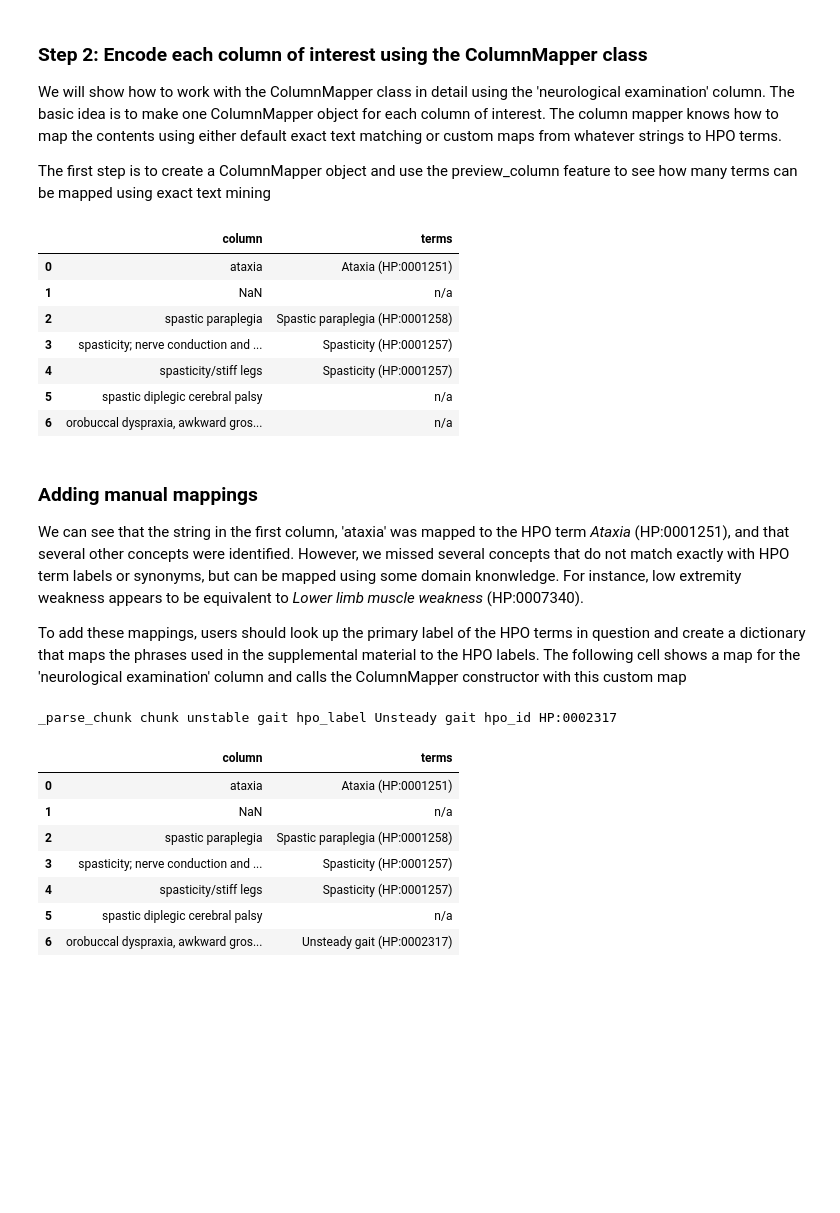
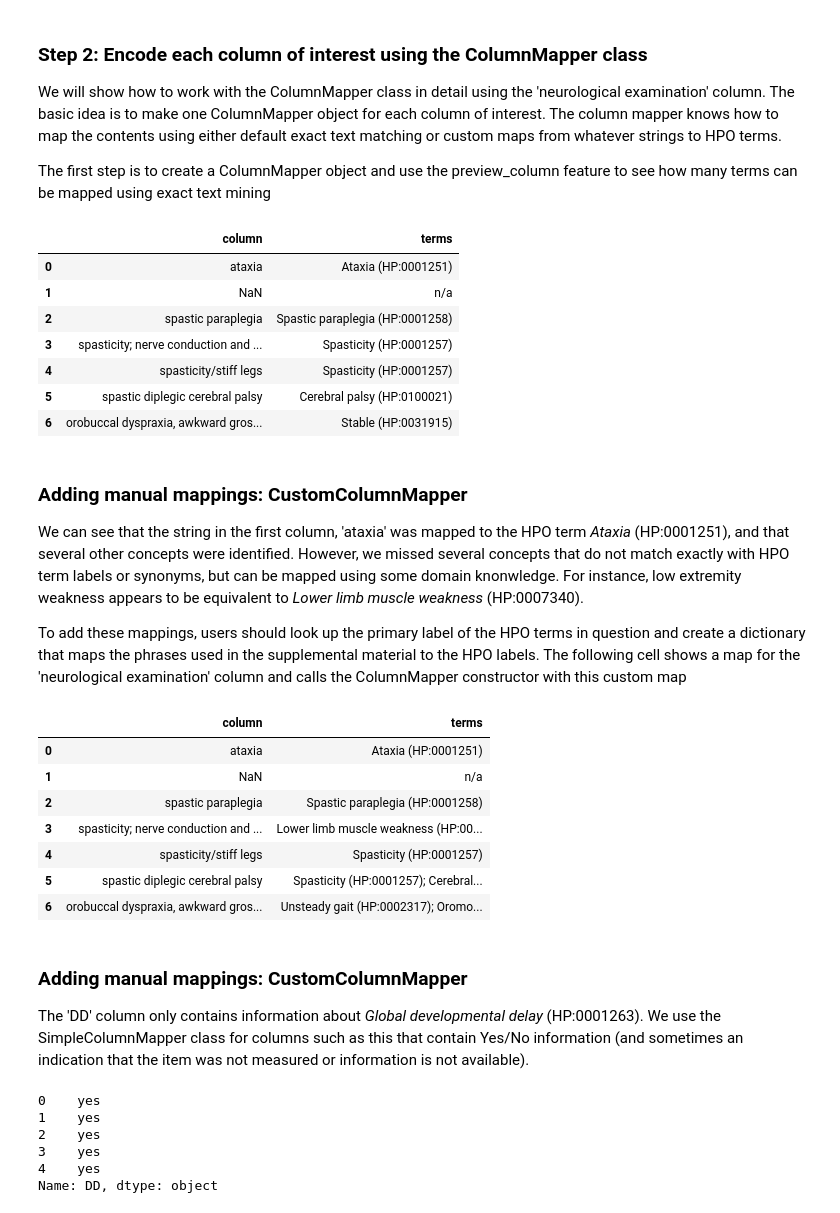
Before and after one commit to monarch-initiative/pyphetools, a Jupyter notebook: notebooks/introduction.ipynb, the cells around one changed output. Drawn from its saved outputs; the diff is of its cells as text; code cells hidden in the pictures; blank space fills up the shorter version.

Commit message:
adding new mappers

```diff
--- a/notebooks/introduction.ipynb
+++ b/notebooks/introduction.ipynb
@@ -62,7 +62,7 @@ Index(['Indvidual\nin\nmanuscript', 'g.(hg19) Chr16:',
 <p>We will show how to work with the ColumnMapper class in detail using the 'neurological examination' column. The basic idea is to make one ColumnMapper object for each column of interest. The column mapper knows how to map the contents using either default exact text matching or custom maps from whatever strings to HPO terms.</p>
 <p>The first step is to create a ColumnMapper object and use the preview_column feature to see how many terms can be mapped using exact text mining</p>
 # %%
-neuroMapper = ColumnMapper(concept_recognizer=hpo_cr)
+neuroMapper = CustomColumnMapper(concept_recognizer=hpo_cr)
 neuroMapper.preview_column(df['neurological examination'])
 # %% [output]
 |  | column | terms |
@@ -71,26 +71,28 @@ neuroMapper.preview_column(df['neurological examination'])
 | 2 | spastic paraplegia | Spastic paraplegia (HP:0001258) |
 | 3 | spasticity; nerve conduction and ... | Spasticity (HP:0001257) |
 | 4 | spasticity/stiff legs | Spasticity (HP:0001257) |
-| 5 | spastic diplegic cerebral palsy | n/a |
-| 6 | orobuccal dyspraxia, awkward gros... | n/a |
+| 5 | spastic diplegic cerebral palsy | Cerebral palsy (HP:0100021) |
+| 6 | orobuccal dyspraxia, awkward gros... | Stable (HP:0031915) |
 # %% [markdown]
-<h3>Adding manual mappings</h3>
+<h3>Adding manual mappings: CustomColumnMapper</h3>
 <p>We can see that the string in the first column, 'ataxia' was mapped to the HPO term <i>Ataxia</i> (HP:0001251), and that several other concepts were identified. However, we missed several concepts that do not match exactly with HPO term labels or synonyms, but can be mapped using some domain knonwledge. For instance, low extremity weakness appears to be equivalent to <i>Lower limb muscle weakness</i> (HP:0007340).</p>
 <p>To add these mappings, users should look up the primary label of the HPO terms in question and create a dictionary that maps the phrases used in the supplemental material to the HPO labels. The following cell shows a map for the 'neurological examination' column and calls the ColumnMapper constructor with this custom map</p>
 # %%
 neuro_exam_custom_map = {'low extremity weakness': 'Lower limb muscle weakness',
                          'unstable gait': 'Unsteady gait',
                          'dysfunction of the corticospinal pathways':'Upper motor neuron dysfunction',
+                         'spastic': 'Spasticity',
+                         'orobuccal dyspraxia': 'Oromotor apraxia',
+                         'difficulty in coordination':'Poor coordination'
                         }
-neuroMapper = ColumnMapper(concept_recognizer=hpo_cr, custom_map_d=neuro_exam_custom_map, )
+neuroMapper = CustomColumnMapper(concept_recognizer=hpo_cr, custom_map_d=neuro_exam_custom_map, )
 neuroMapper.preview_column(df['neurological examination'])
 # %% [output]
-_parse_chunk chunk unstable gait hpo_label Unsteady gait hpo_id HP:0002317
 |  | column | terms |
 | 0 | ataxia | Ataxia (HP:0001251) |
 | 1 | NaN | n/a |
 | 2 | spastic paraplegia | Spastic paraplegia (HP:0001258) |
-| 3 | spasticity; nerve conduction and ... | Spasticity (HP:0001257) |
+| 3 | spasticity; nerve conduction and ... | Lower limb muscle weakness (HP:00... |
 | 4 | spasticity/stiff legs | Spasticity (HP:0001257) |
-| 5 | spastic diplegic cerebral palsy | n/a |
-| 6 | orobuccal dyspraxia, awkward gros... | Unsteady gait (HP:0002317) |
+| 5 | spastic diplegic cerebral palsy | Spasticity (HP:0001257); Cerebral... |
+| 6 | orobuccal dyspraxia, awkward gros... | Unsteady gait (HP:0002317); Oromo... |
@@ -98,0 +99,13 @@ cohort_encoder = CohortEncoder(df=df, hpo_cr=hpo_cr)
+# %% [markdown]
+<h3>Adding manual mappings: CustomColumnMapper</h3>
+<p>The 'DD' column only contains information about <i>Global developmental delay</i> (HP:0001263). We use
+    the SimpleColumnMapper class for columns such as this that contain Yes/No information (and sometimes an indication that the item was not measured or information is not available).</p>
+# %%
+df['DD'].head()
+# %% [output]
+0    yes
+1    yes
+2    yes
+3    yes
+4    yes
+Name: DD, dtype: object
```
Also changed, not shown: parts of 10 cells of this notebook, 8 other files.
